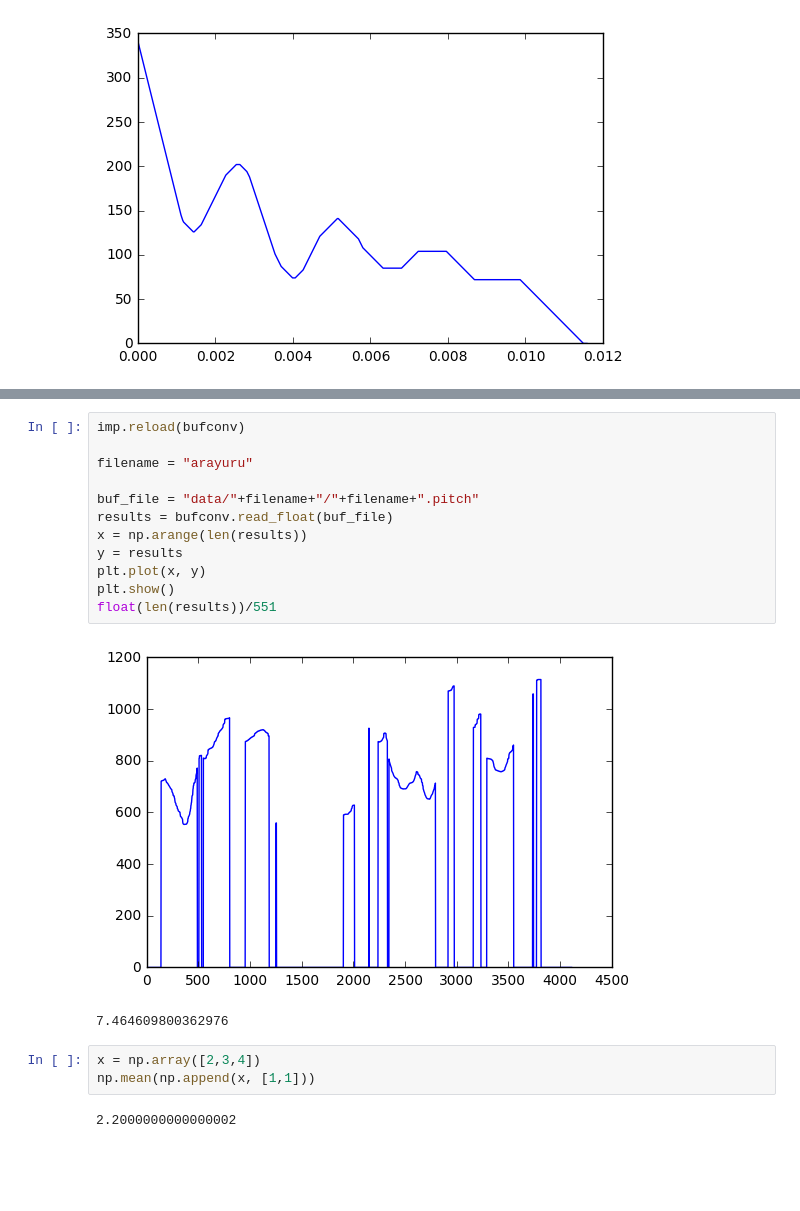
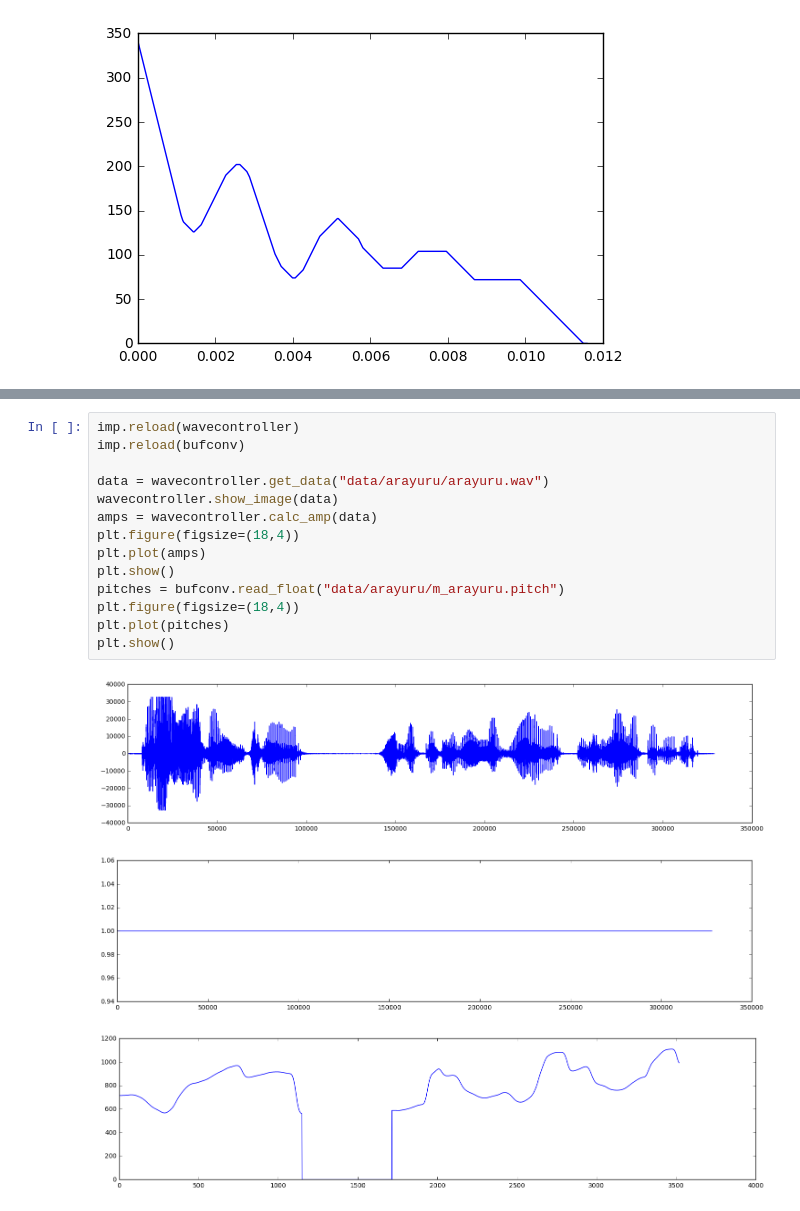
Before and after one commit to nomnom-mst/exhibition, a Jupyter notebook: waveanalyze.ipynb, the cells around one changed output, grey strips where cells are left out. Cells and saved outputs as stored; diff of their text form; blank space fills up the shorter version.

```diff
--- a/waveanalyze.ipynb
+++ b/waveanalyze.ipynb
@@ -158,20 +185,18 @@ wavecontroller.show_image(data)
-# %%
-imp.reload(bufconv)
-
-filename = "arayuru"
-
-buf_file = "data/"+filename+"/"+filename+".pitch"
-results = bufconv.read_float(buf_file)
-x = np.arange(len(results))
-y = results
-plt.plot(x, y)
-plt.show()
-float(len(results))/551
-# %% [output]
-[figure, removed]
-7.464609800362976
-# %%
-x = np.array([2,3,4])
-np.mean(np.append(x, [1,1]))
-# %% [output]
-2.2000000000000002
+# %%
+imp.reload(wavecontroller)
+imp.reload(bufconv)
+
+data = wavecontroller.get_data("data/arayuru/arayuru.wav")
+wavecontroller.show_image(data)
+amps = wavecontroller.calc_amp(data)
+plt.figure(figsize=(18,4))
+plt.plot(amps)
+plt.show()
+pitches = bufconv.read_float("data/arayuru/m_arayuru.pitch")
+plt.figure(figsize=(18,4))
+plt.plot(pitches)
+plt.show()
+# %% [output]
+[figure, added]
+[figure, added]
+[figure, added]
```
Also changed, not shown: parts of 5 cells of this notebook, 7 other files.
